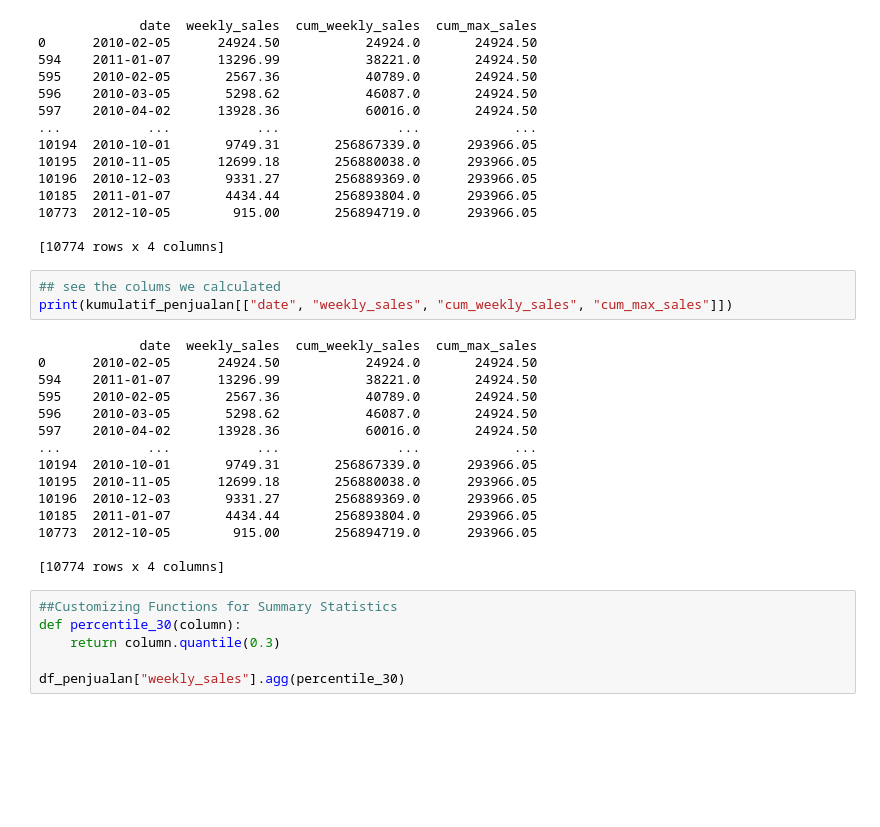
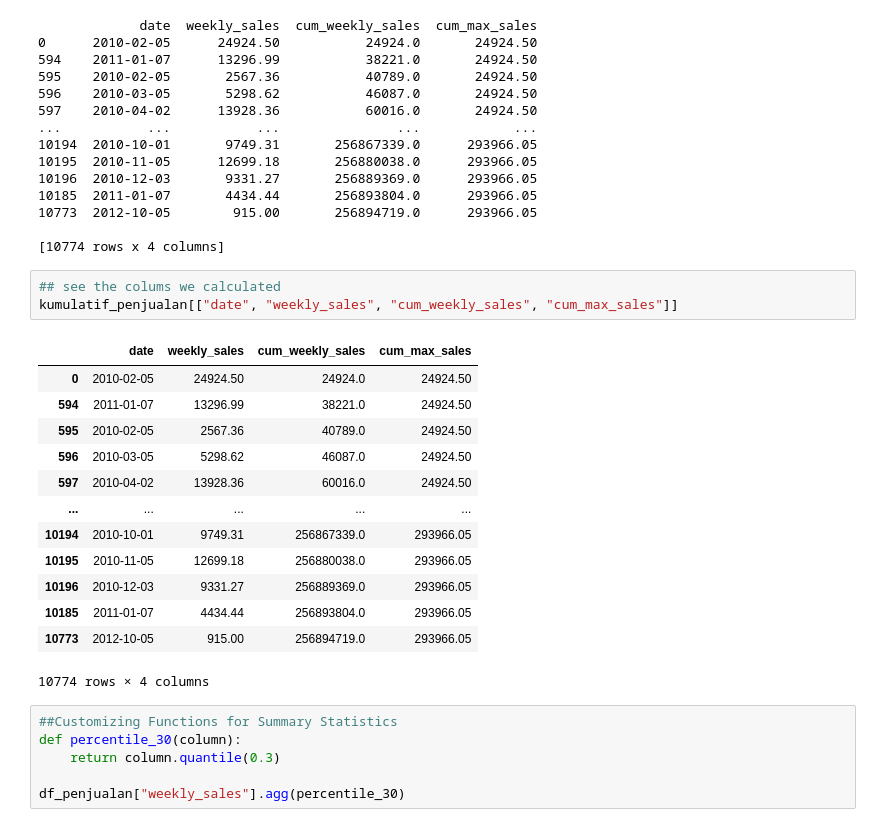
Before and after one commit to abrahamtambac/PythonforDataScience, a Jupyter notebook: codes/Latihan_6(DATA MANIPULATION WITH PANDAS LIBRARY 1).ipynb, the cells around one changed output. Saved outputs shown, nothing was run; the diff lists cells and outputs as text; blank space fills up the shorter version.

```diff
--- a/codes/Latihan_6(DATA MANIPULATION WITH PANDAS LIBRARY 1).ipynb
+++ b/codes/Latihan_6(DATA MANIPULATION WITH PANDAS LIBRARY 1).ipynb
@@ -153,22 +153,21 @@ print(kumulatif_penjualan[["date", "weekly_sales", "cum_weekly_sales", "cum_max_
 [10774 rows x 4 columns]
 # %%
 ## see the colums we calculated
-print(kumulatif_penjualan[["date", "weekly_sales", "cum_weekly_sales", "cum_max_sales"]])
+kumulatif_penjualan[["date", "weekly_sales", "cum_weekly_sales", "cum_max_sales"]]
 # %% [output]
+|  | date | weekly_sales | cum_weekly_sales | cum_max_sales |
+| 0 | 2010-02-05 | 24924.50 | 24924.0 | 24924.50 |
+| 594 | 2011-01-07 | 13296.99 | 38221.0 | 24924.50 |
+| 595 | 2010-02-05 | 2567.36 | 40789.0 | 24924.50 |
+| 596 | 2010-03-05 | 5298.62 | 46087.0 | 24924.50 |
+| 597 | 2010-04-02 | 13928.36 | 60016.0 | 24924.50 |
+| ... | ... | ... | ... | ... |
+| 10194 | 2010-10-01 | 9749.31 | 256867339.0 | 293966.05 |
+| 10195 | 2010-11-05 | 12699.18 | 256880038.0 | 293966.05 |
+| 10196 | 2010-12-03 | 9331.27 | 256889369.0 | 293966.05 |
+| 10185 | 2011-01-07 | 4434.44 | 256893804.0 | 293966.05 |
+| 10773 | 2012-10-05 | 915.00 | 256894719.0 | 293966.05 |
-             date  weekly_sales  cum_weekly_sales  cum_max_sales
-0      2010-02-05      24924.50           24924.0       24924.50
-594    2011-01-07      13296.99           38221.0       24924.50
-595    2010-02-05       2567.36           40789.0       24924.50
-596    2010-03-05       5298.62           46087.0       24924.50
-597    2010-04-02      13928.36           60016.0       24924.50
-...           ...           ...               ...            ...
-10194  2010-10-01       9749.31       256867339.0      293966.05
-10195  2010-11-05      12699.18       256880038.0      293966.05
-10196  2010-12-03       9331.27       256889369.0      293966.05
-10185  2011-01-07       4434.44       256893804.0      293966.05
-10773  2012-10-05        915.00       256894719.0      293966.05
-
-[10774 rows x 4 columns]
+10774 rows × 4 columns
 # %%
 ##Customizing Functions for Summary Statistics
 def percentile_30(column):
```
Also changed, not shown: parts of 3 cells of this notebook.
